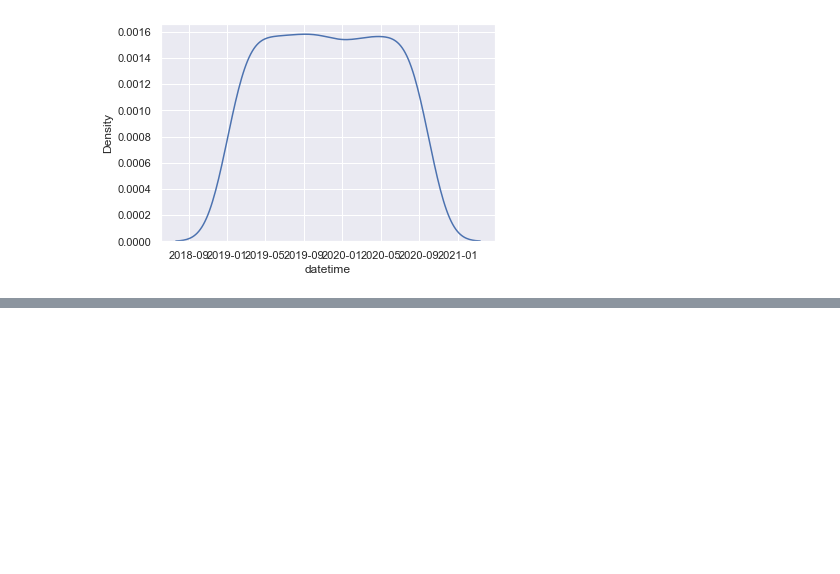
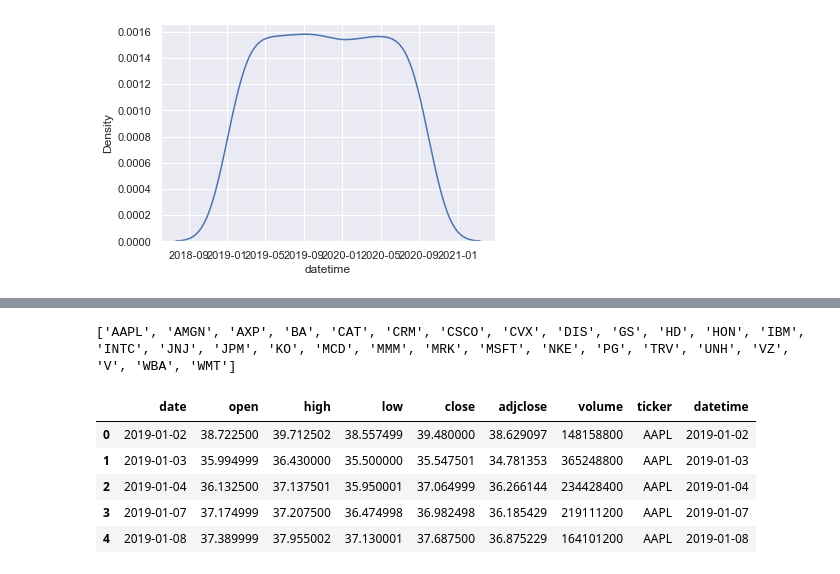
Before and after one commit to veronikahalamkova/da_projekt, a Jupyter notebook: exp.ipynb, the cells around one changed output, grey strips where cells are left out. Cells and saved outputs as stored; diff of their text form; code cells hidden in the pictures; blank space fills up the shorter version.

```diff
--- a/exp.ipynb
+++ b/exp.ipynb
@@ -135,0 +206,5 @@ sns.kdeplot(x="datetime", data = df)
+# %%
+print(stock_list)
+print(stock_list[])
+# %% [output]
+['AAPL', 'AMGN', 'AXP', 'BA', 'CAT', 'CRM', 'CSCO', 'CVX', 'DIS', 'GS', 'HD', 'HON', 'IBM', 'INTC', 'JNJ', 'JPM', 'KO', 'MCD', 'MMM', 'MRK', 'MSFT', 'NKE', 'PG', 'TRV', 'UNH', 'VZ', 'V', 'WBA', 'WMT']
@@ -135,0 +222,10 @@ sns.kdeplot(x="datetime", data = df)
+# %%
+temp_df=series[0]
+temp_df.head()
+# %% [output]
+|  | date | open | high | low | close | adjclose | volume | ticker | datetime |
+| 0 | 2019-01-02 | 38.722500 | 39.712502 | 38.557499 | 39.480000 | 38.629097 | 148158800 | AAPL | 2019-01-02 |
+| 1 | 2019-01-03 | 35.994999 | 36.430000 | 35.500000 | 35.547501 | 34.781353 | 365248800 | AAPL | 2019-01-03 |
+| 2 | 2019-01-04 | 36.132500 | 37.137501 | 35.950001 | 37.064999 | 36.266144 | 234428400 | AAPL | 2019-01-04 |
+| 3 | 2019-01-07 | 37.174999 | 37.207500 | 36.474998 | 36.982498 | 36.185429 | 219111200 | AAPL | 2019-01-07 |
+| 4 | 2019-01-08 | 37.389999 | 37.955002 | 37.130001 | 37.687500 | 36.875229 | 164101200 | AAPL | 2019-01-08 |
```
Also changed, not shown: parts of 14 cells of this notebook.
